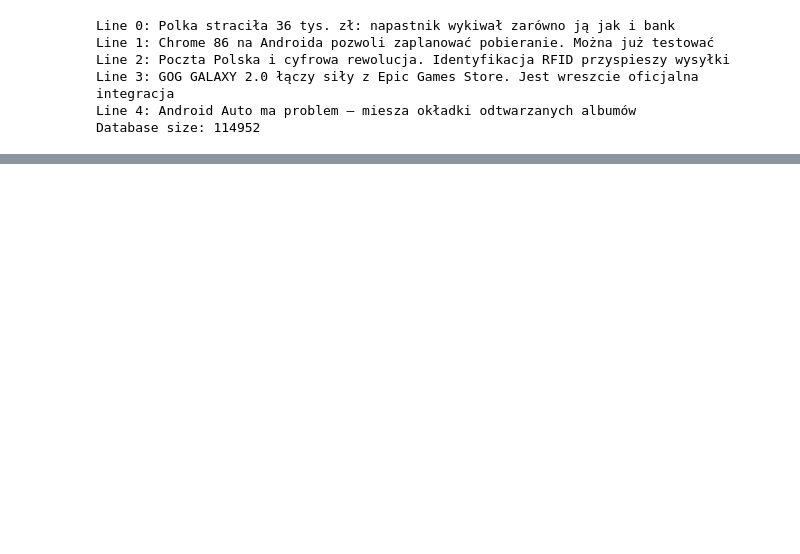
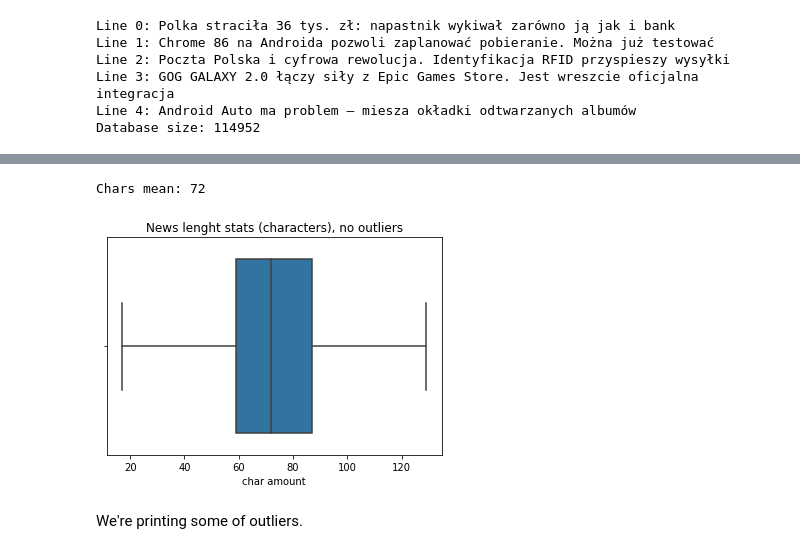
Before and after one commit to avrland/News-predict-word-count, a Jupyter notebook: WordCountPredict.ipynb, the cells around one changed output, grey strips where cells are left out. Cells and saved outputs as stored; diff of their text form; code cells hidden in the pictures; blank space fills up the shorter version.

```diff
--- a/WordCountPredict.ipynb
+++ b/WordCountPredict.ipynb
@@ -36,0 +99,16 @@ Database size: 114952
+# %%
+Q1 = pd_char_lenghts.quantile(0.25)
+Q3 = pd_char_lenghts.quantile(0.75)
+IQR = Q3 - Q1
+
+outlier_condition = ((pd_char_lenghts < (Q1 - 1.5 * IQR)) | (pd_char_lenghts > (Q3 +1.5 * IQR)))
+pd_char_lenghts_IQR = pd_char_lenghts[~outlier_condition.any(axis=1)]
+plt.figure()
+sns.boxplot(x=pd_char_lenghts_IQR.iloc[:,0]).set(title='News lenght stats (characters), no outliers')
+plt.plot()
+print(f"Chars mean: {int(pd_char_lenghts_IQR.mean())}")
+# %% [output]
+Chars mean: 72
+[figure, added]
+# %% [markdown]
+We're printing some of outliers.
```
Also changed, not shown: parts of 26 cells of this notebook.
